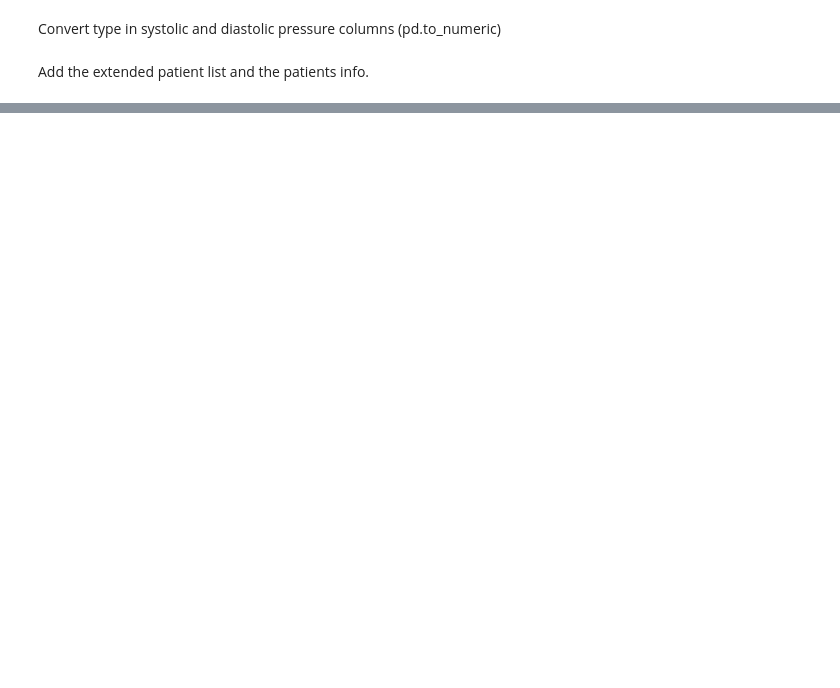
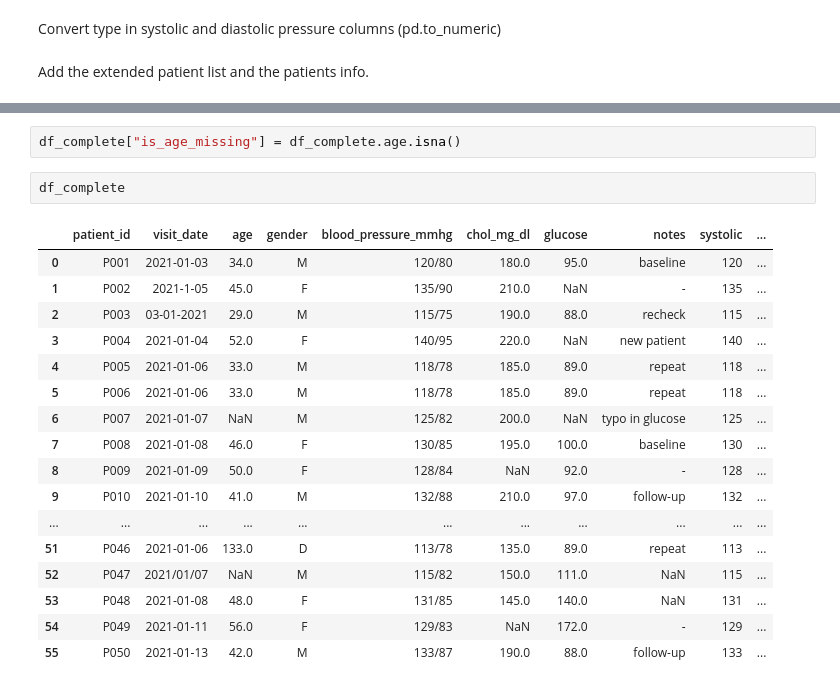
Before and after one commit to schoergj/DSA103, a Jupyter notebook: LifeScienceData/lecture16/data_wrangling.ipynb, the cells around one changed output, grey strips where cells are left out. Cells and saved outputs as stored; diff of their text form; blank space fills up the shorter version.

```diff
--- a/LifeScienceData/lecture16/data_wrangling.ipynb
+++ b/LifeScienceData/lecture16/data_wrangling.ipynb
@@ -58,0 +241,22 @@ Add the extended patient list and the patients info.
+# %%
+df_complete["is_age_missing"] = df_complete.age.isna()
+# %%
+df_complete
+# %% [output]
+|  | patient_id | visit_date | age | gender | blood_pressure_mmhg | chol_mg_dl | glucose | notes | systolic | ... |
+| 0 | P001 | 2021-01-03 | 34.0 | M | 120/80 | 180.0 | 95.0 | baseline | 120 | ... |
+| 1 | P002 | 2021-1-05 | 45.0 | F | 135/90 | 210.0 | NaN | - | 135 | ... |
+| 2 | P003 | 03-01-2021 | 29.0 | M | 115/75 | 190.0 | 88.0 | recheck | 115 | ... |
+| 3 | P004 | 2021-01-04 | 52.0 | F | 140/95 | 220.0 | NaN | new patient | 140 | ... |
+| 4 | P005 | 2021-01-06 | 33.0 | M | 118/78 | 185.0 | 89.0 | repeat | 118 | ... |
+| 5 | P006 | 2021-01-06 | 33.0 | M | 118/78 | 185.0 | 89.0 | repeat | 118 | ... |
+| 6 | P007 | 2021-01-07 | NaN | M | 125/82 | 200.0 | NaN | typo in glucose | 125 | ... |
+| 7 | P008 | 2021-01-08 | 46.0 | F | 130/85 | 195.0 | 100.0 | baseline | 130 | ... |
+| 8 | P009 | 2021-01-09 | 50.0 | F | 128/84 | NaN | 92.0 | - | 128 | ... |
+| 9 | P010 | 2021-01-10 | 41.0 | M | 132/88 | 210.0 | 97.0 | follow-up | 132 | ... |
+| ... | ... | ... | ... | ... | ... | ... | ... | ... | ... | ... |
+| 51 | P046 | 2021-01-06 | 133.0 | D | 113/78 | 135.0 | 89.0 | repeat | 113 | ... |
+| 52 | P047 | 2021/01/07 | NaN | M | 115/82 | 150.0 | 111.0 | NaN | 115 | ... |
+| 53 | P048 | 2021-01-08 | 48.0 | F | 131/85 | 145.0 | 140.0 | NaN | 131 | ... |
+| 54 | P049 | 2021-01-11 | 56.0 | F | 129/83 | NaN | 172.0 | - | 129 | ... |
+| 55 | P050 | 2021-01-13 | 42.0 | M | 133/87 | 190.0 | 88.0 | follow-up | 133 | ... |
```
Also changed, not shown: parts of 21 cells of this notebook, 2 other files.
